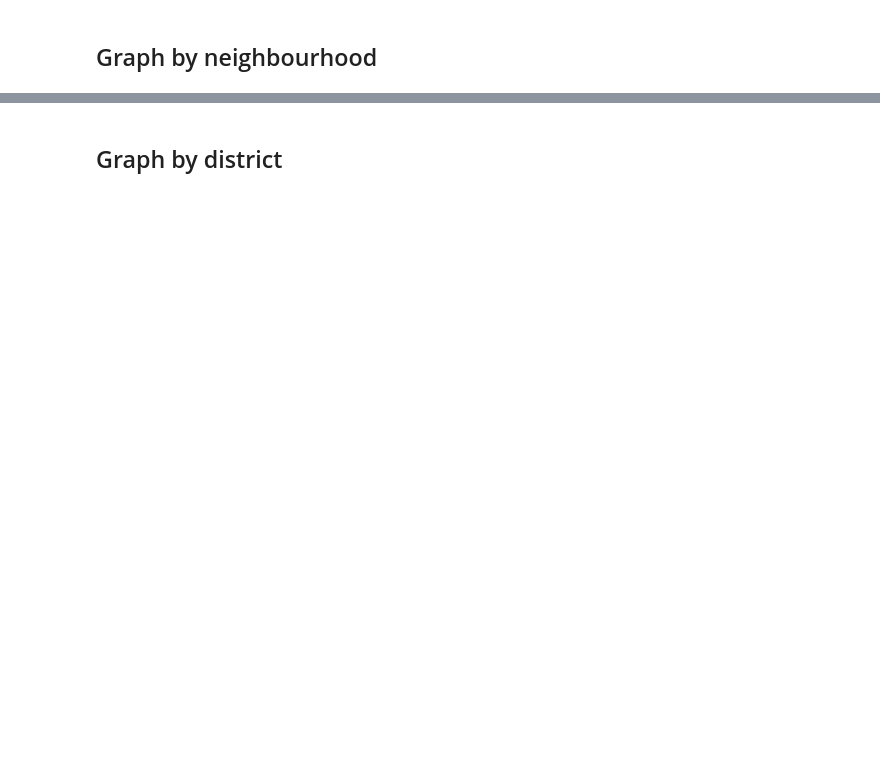
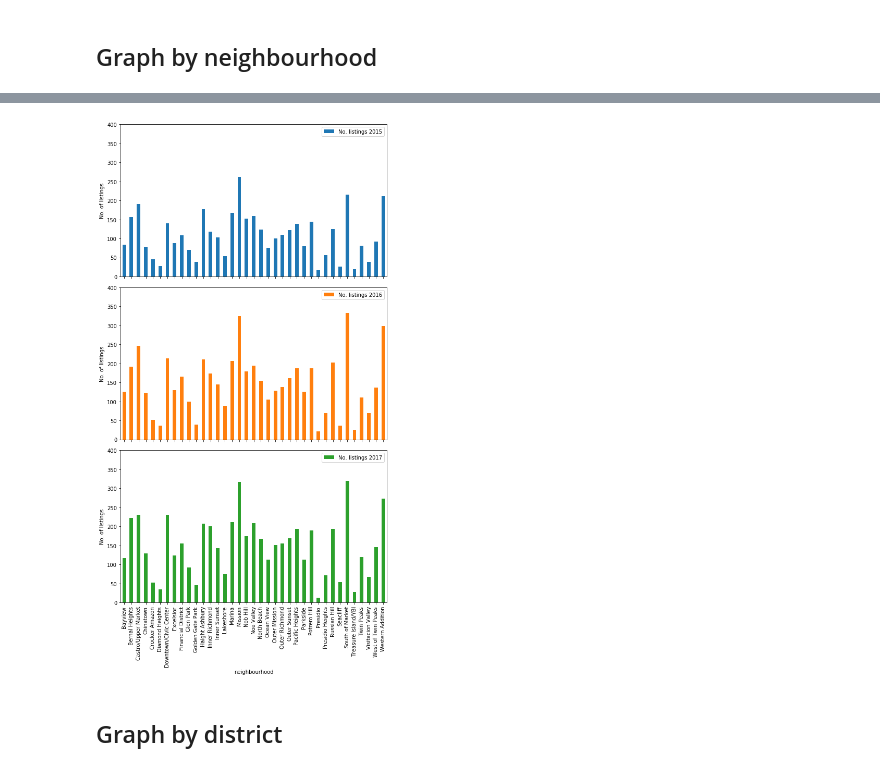
Before and after one commit to rochiecuevas/shared_accommodations, a Jupyter notebook: AirbnbRateVisualisation.ipynb, the cells around one changed output, grey strips where cells are left out. Cells and saved outputs as stored; diff of their text form; code cells hidden in the pictures; blank space fills up the shorter version.

```diff
--- a/AirbnbRateVisualisation.ipynb
+++ b/AirbnbRateVisualisation.ipynb
@@ -52,3 +49,23 @@ plt.savefig("Images/Airbnb_annual_avg.png")
+# %%
+# Plot number of listings for 2015–2017 in subplots
+ax = df.plot.bar(x = "neighbourhood", y = ["No. listings 2015", "No. listings 2016", "No. listings 2017"],
+                 subplots = True,
+                 figsize = (8,15), title = ["", "", ""])
+ax[0].set_ylabel("No. of listings")
+ax[1].set_ylabel("No. of listings")
+ax[2].set_ylabel("No. of listings")
+
+ax[0].set_ylim(0, 400)
+ax[1].set_ylim(0, 400)
+ax[2].set_ylim(0, 400)
+
+
+# Save file as svg
+plt.tight_layout()
+plt.savefig("Images/Airbnb_neighbourhood_listings.svg")
+plt.savefig("Images/Airbnb_neighbourhood_listings.png")
+# %% [output]
+[figure, added]
 # %% [markdown]
 ## Graph by district
 # %%
```
Also changed, not shown: parts of 16 cells of this notebook.
